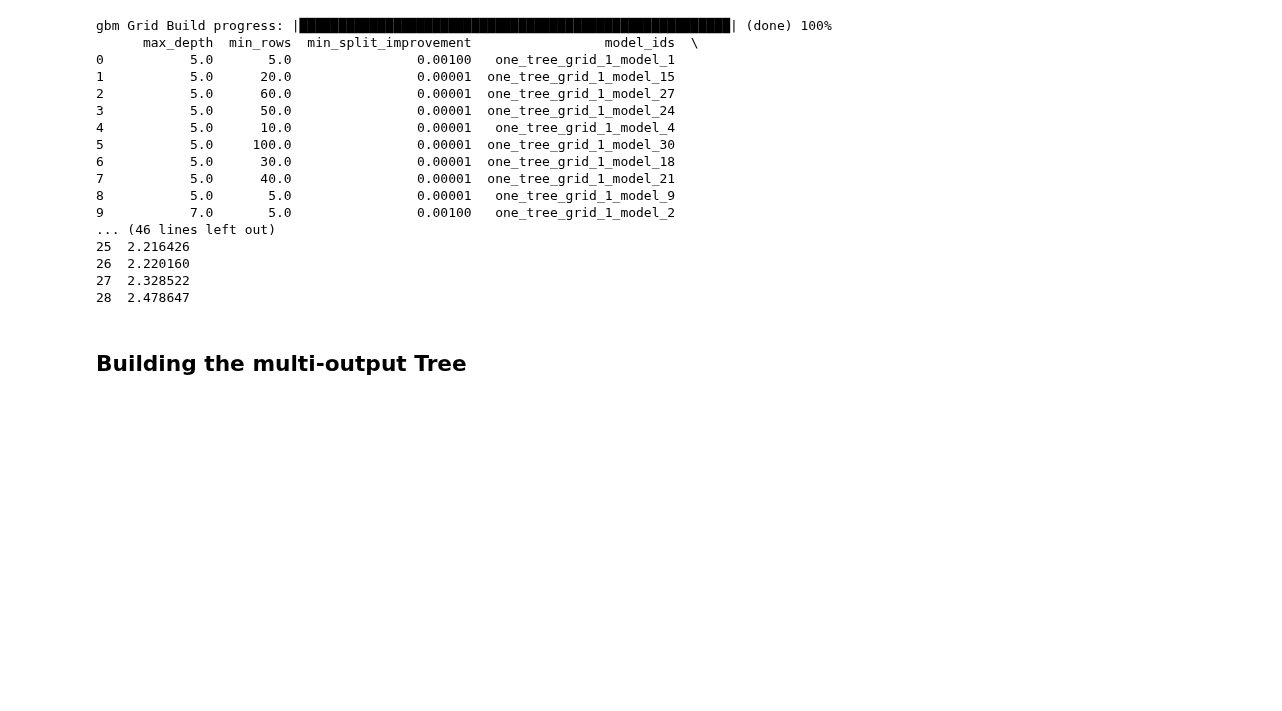
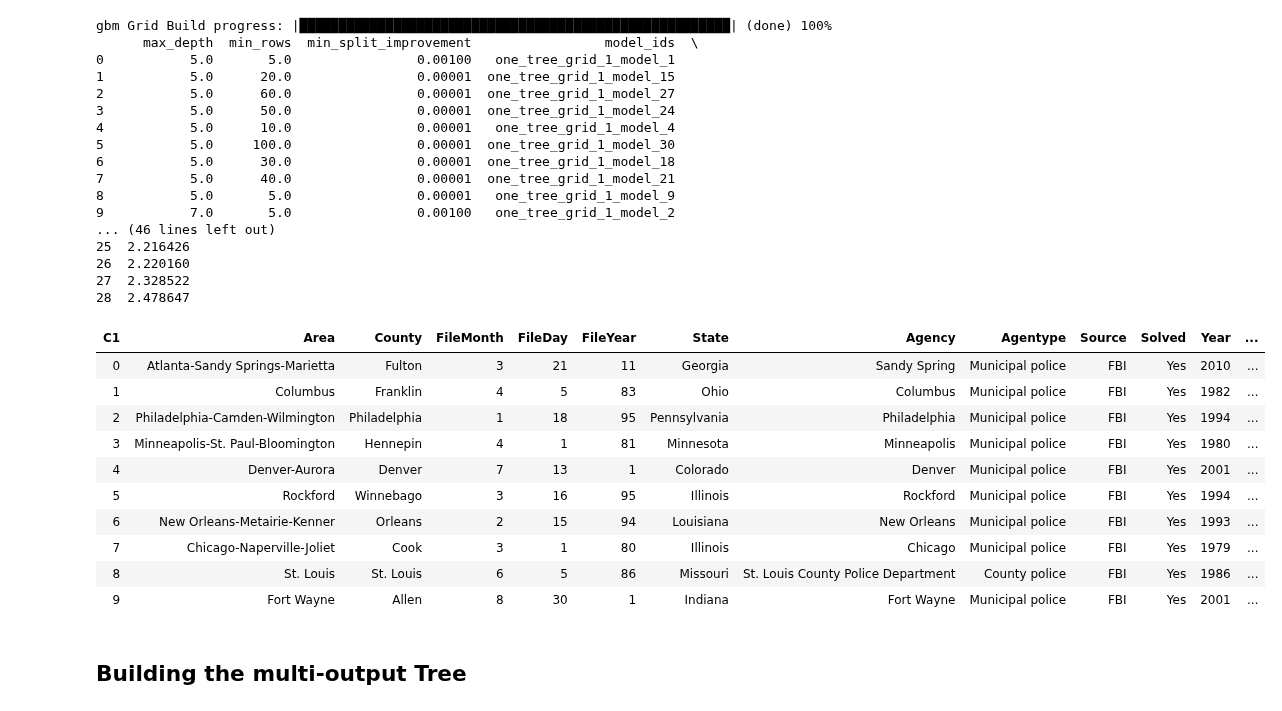
Before and after one commit to lougau92/MA1-Development-of-XAI-based-framework-to-Understand-Predict-and-Link-Homicides, a Jupyter notebook: h20_tree.ipynb, the cells around one changed output. Saved outputs shown, nothing was run; the diff lists cells and outputs as text; code cells hidden in the pictures; blank space fills up the shorter version.

```diff
--- a/h20_tree.ipynb
+++ b/h20_tree.ipynb
@@ -110,6 +102,20 @@ gbm Grid Build progress: |██████████████████
 26  2.220160
 27  2.328522
 28  2.478647
+# %%
+train_sample.head()
+# %% [output]
+| C1 | Area | County | FileMonth | FileDay | FileYear | State | Agency | Agentype | Source | Solved | Year | ... |
+| 0 | Atlanta-Sandy Springs-Marietta | Fulton | 3 | 21 | 11 | Georgia | Sandy Spring | Municipal police | FBI | Yes | 2010 | ... |
+| 1 | Columbus | Franklin | 4 | 5 | 83 | Ohio | Columbus | Municipal police | FBI | Yes | 1982 | ... |
+| 2 | Philadelphia-Camden-Wilmington | Philadelphia | 1 | 18 | 95 | Pennsylvania | Philadelphia | Municipal police | FBI | Yes | 1994 | ... |
+| 3 | Minneapolis-St. Paul-Bloomington | Hennepin | 4 | 1 | 81 | Minnesota | Minneapolis | Municipal police | FBI | Yes | 1980 | ... |
+| 4 | Denver-Aurora | Denver | 7 | 13 | 1 | Colorado | Denver | Municipal police | FBI | Yes | 2001 | ... |
+| 5 | Rockford | Winnebago | 3 | 16 | 95 | Illinois | Rockford | Municipal police | FBI | Yes | 1994 | ... |
+| 6 | New Orleans-Metairie-Kenner | Orleans | 2 | 15 | 94 | Louisiana | New Orleans | Municipal police | FBI | Yes | 1993 | ... |
+| 7 | Chicago-Naperville-Joliet | Cook | 3 | 1 | 80 | Illinois | Chicago | Municipal police | FBI | Yes | 1979 | ... |
+| 8 | St. Louis | St. Louis | 6 | 5 | 86 | Missouri | St. Louis County Police Department | County police | FBI | Yes | 1986 | ... |
+| 9 | Fort Wayne | Allen | 8 | 30 | 1 | Indiana | Fort Wayne | Municipal police | FBI | Yes | 2001 | ... |
 # %% [markdown]
 ## Building the multi-output Tree
 # %%
```
Also changed, not shown: parts of 2 cells of this notebook, 1 other file.
